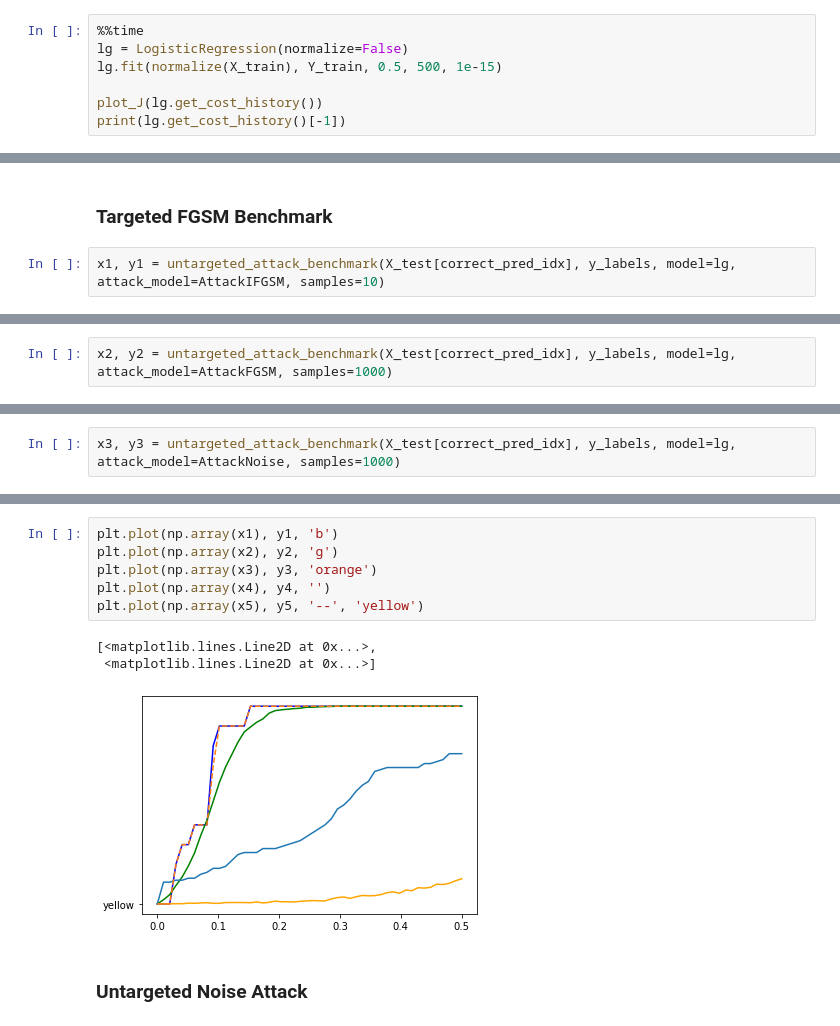
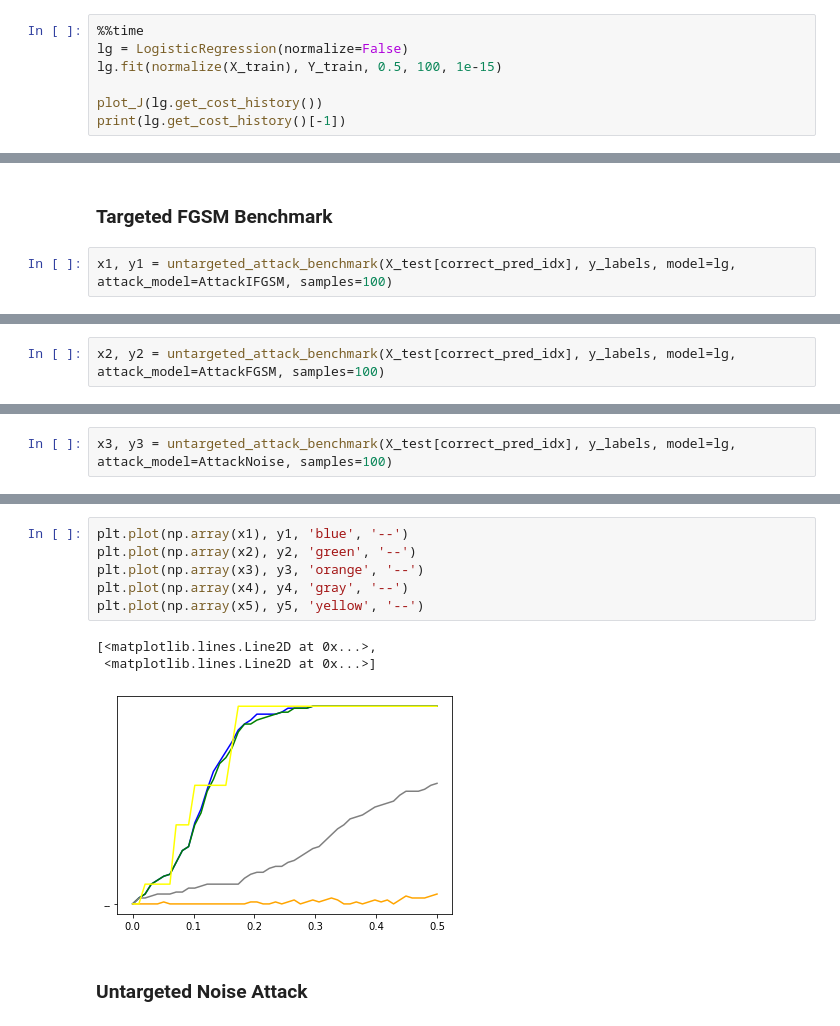
Before and after one commit to vseredovych/AdaversarialAI, a Jupyter notebook: Code/lg-softmax.ipynb, the cells around one changed output, grey strips where cells are left out. Drawn from its saved outputs; the diff is of its cells as text.

```diff
--- a/Code/lg-softmax.ipynb
+++ b/Code/lg-softmax.ipynb
@@ -611,7 +595,7 @@ y_labels = [x[3:] for x in  encoder.get_feature_names()]
 # %%
 %%time
 lg = LogisticRegression(normalize=False)
-lg.fit(normalize(X_train), Y_train, 0.5, 500, 1e-15)
+lg.fit(normalize(X_train), Y_train, 0.5, 100, 1e-15)
 
 plot_J(lg.get_cost_history())
 print(lg.get_cost_history()[-1])
@@ -748,7 +728,7 @@ correct_pred_idx = np.array(y_test.iloc[:, 0]) == y_pred
 # %% [markdown]
 ### Targeted FGSM Benchmark
 # %%
-x1, y1 = untargeted_attack_benchmark(X_test[correct_pred_idx], y_labels, model=lg, attack_model=AttackIFGSM, samples=10)
+x1, y1 = untargeted_attack_benchmark(X_test[correct_pred_idx], y_labels, model=lg, attack_model=AttackIFGSM, samples=100)
 # %% [output]
 Perturbations list: [0.         0.01020408 0.02040816 0.03061224 0.04081633 0.05102041
  0.06122449 0.07142857 0.08163265 0.09183673 0.10204082 0.1122449
@@ -763,5 +743,5 @@ Perturbations list: [0.         0.01020408 0.02040816 0.03061224 0.04081633 0.05
 # %%
-x2, y2 = untargeted_attack_benchmark(X_test[correct_pred_idx], y_labels, model=lg, attack_model=AttackFGSM, samples=1000)
+x2, y2 = untargeted_attack_benchmark(X_test[correct_pred_idx], y_labels, model=lg, attack_model=AttackFGSM, samples=100)
 # %% [output]
 Perturbations list: [0.         0.01020408 0.02040816 0.03061224 0.04081633 0.05102041
  0.06122449 0.07142857 0.08163265 0.09183673 0.10204082 0.1122449
@@ -778,5 +756,5 @@ Perturbations list: [0.         0.01020408 0.02040816 0.03061224 0.04081633 0.05
 # %%
-x3, y3 = untargeted_attack_benchmark(X_test[correct_pred_idx], y_labels, model=lg, attack_model=AttackNoise, samples=1000)
+x3, y3 = untargeted_attack_benchmark(X_test[correct_pred_idx], y_labels, model=lg, attack_model=AttackNoise, samples=100)
 # %% [output]
 Perturbations list: [0.         0.01020408 0.02040816 0.03061224 0.04081633 0.05102041
  0.06122449 0.07142857 0.08163265 0.09183673 0.10204082 0.1122449
@@ -823,13 +795,13 @@ Perturbations list: [0.         0.01020408 0.02040816 0.03061224 0.04081633 0.05
 # %%
-plt.plot(np.array(x1), y1, 'b')
-plt.plot(np.array(x2), y2, 'g')
-plt.plot(np.array(x3), y3, 'orange')
-plt.plot(np.array(x4), y4, '')
-plt.plot(np.array(x5), y5, '--', 'yellow')
+plt.plot(np.array(x1), y1, 'blue', '--')
+plt.plot(np.array(x2), y2, 'green', '--')
+plt.plot(np.array(x3), y3, 'orange', '--')
+plt.plot(np.array(x4), y4, 'gray', '--')
+plt.plot(np.array(x5), y5, 'yellow', '--')
 # %% [output]
 [<matplotlib.lines.Line2D at 0x...>,
  <matplotlib.lines.Line2D at 0x...>]
-[figure, old version]
+[figure, new version]
 # %% [markdown]
 ### Untargeted Noise Attack
 # %%
```
Also changed, not shown: parts of 17 cells of this notebook, 7 other files.
